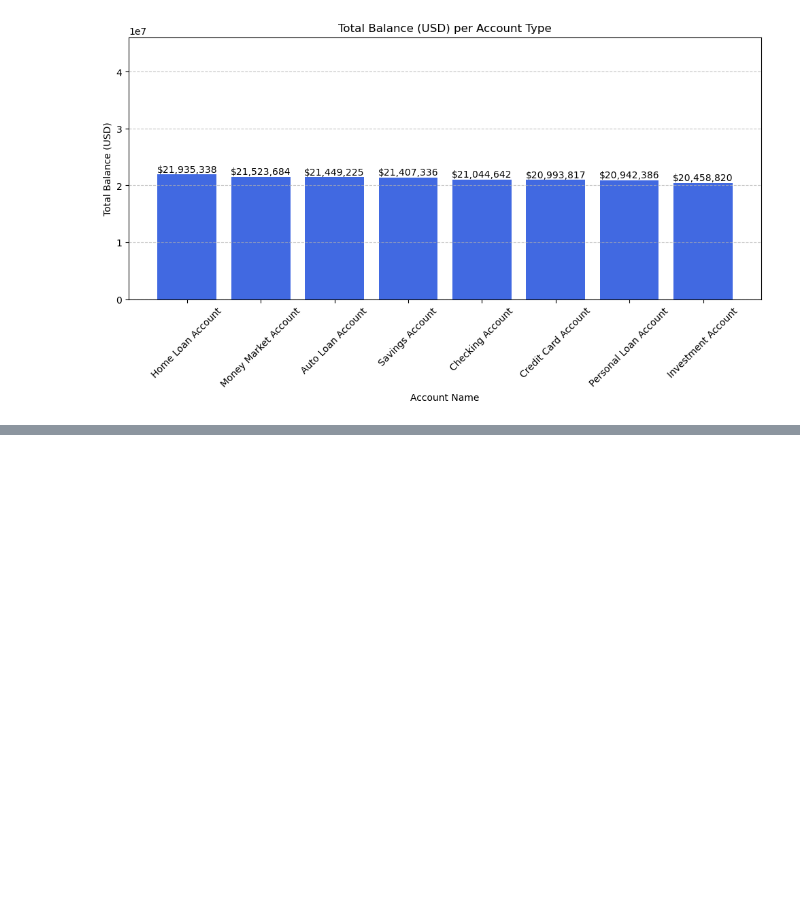
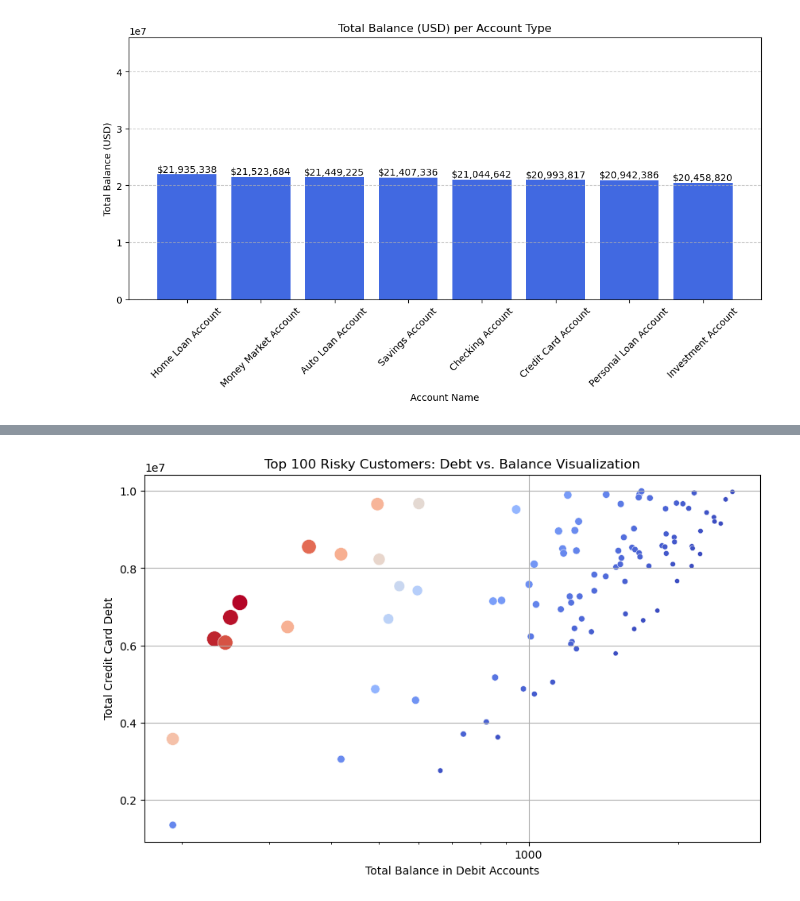
Before and after one commit to NGravereaux/portfolio-sql-project-bank, a Jupyter notebook: mini_project.ipynb, the cells around one changed output, grey strips where cells are left out. Cells and saved outputs as stored; diff of their text form; code cells hidden in the pictures; blank space fills up the shorter version.

```diff
--- a/mini_project.ipynb
+++ b/mini_project.ipynb
@@ -308,0 +230,24 @@ WITH Debt AS (
+# %%
+# Visualization
+plt.figure(figsize=(10, 6))
+sns.scatterplot(data=df_read7, x='TotalBalance', y='TotalDebt',
+                size='DebtToBalanceRatio', sizes=(20, 200),
+                hue='DebtToBalanceRatio', palette='coolwarm', legend=None)
+
+plt.title('Top 100 Risky Customers: Debt vs. Balance Visualization')
+plt.xlabel('Total Balance in Debit Accounts')
+plt.ylabel('Total Credit Card Debt')
+plt.grid(True)
+
+# Apply a logarithmic scale
+plt.xscale('log')
+
+# Customize tick labels if necessary to improve readability
+from matplotlib.ticker import ScalarFormatter
+formatter = ScalarFormatter()
+formatter.set_scientific(False)
+plt.gca().xaxis.set_major_formatter(formatter)
+
+plt.show()
+# %% [output]
+[figure, added]
```
Also changed, not shown: parts of 11 cells of this notebook, 1 other file.
